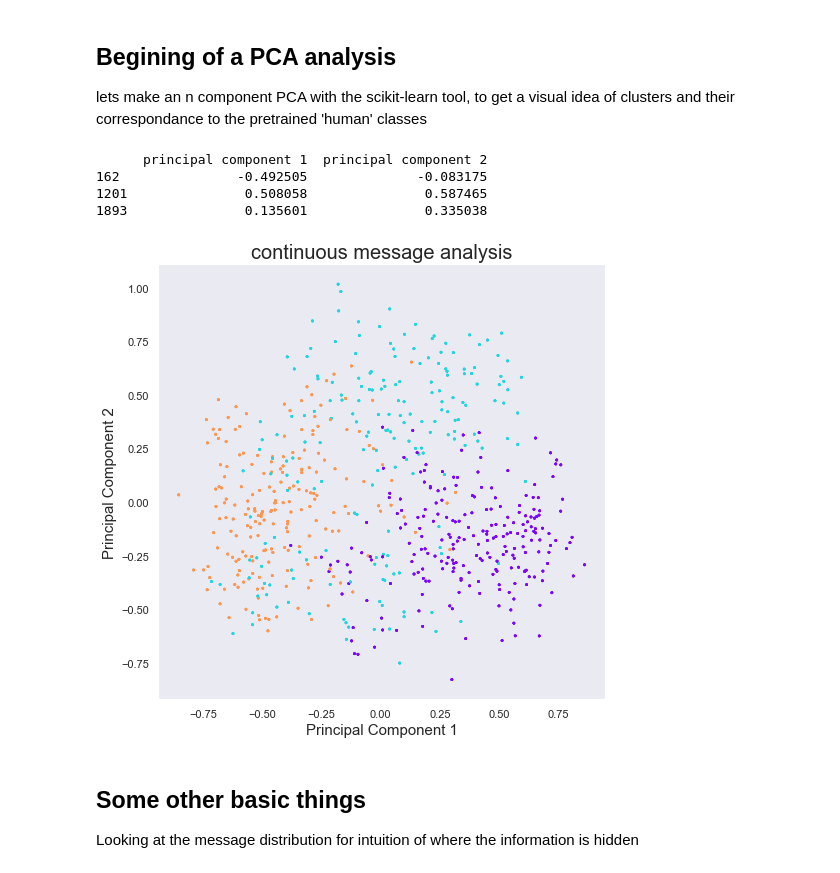
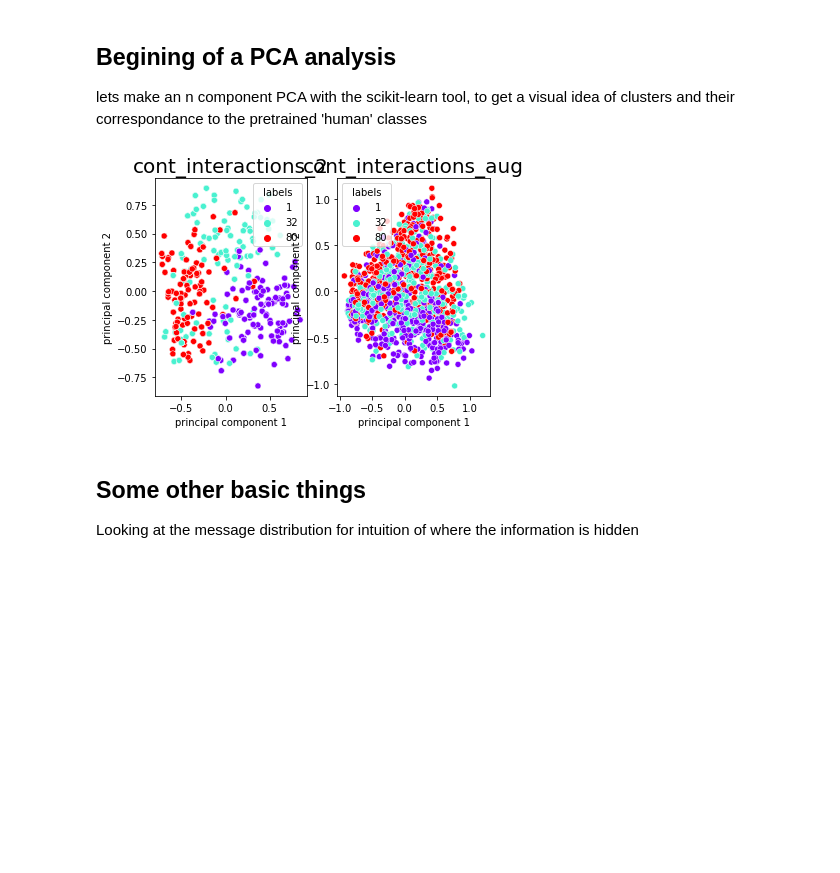
Before and after one commit to facebookresearch/EGG, a Jupyter notebook: egg/zoo/pop/scripts/continuous_interaction_analysis.ipynb, the cells around one changed output. Cells and saved outputs as stored; diff of their text form; code cells hidden in the pictures; blank space fills up the shorter version.

Commit message:
better continuous analysis notebook

```diff
--- a/egg/zoo/pop/scripts/continuous_interaction_analysis.ipynb
+++ b/egg/zoo/pop/scripts/continuous_interaction_analysis.ipynb
@@ -44,42 +34,42 @@ selectedsender_interactions = df_inter[df_inter.labels.isin(_chosen_labels)]
-# %%
-# Doing the actual PCA
-n_components=10
-pca = PCA(n_components)
-x = selectedsender_interactions.loc[:, selectedsender_interactions.columns.str.contains('dim')]
-principalComponents = pca.fit_transform(x)
-df_pca = pd.DataFrame(data = principalComponents
-             , columns = [f'principal component {i+1}' for i in range(n_components)])
-
-# adding the labels for colouring purposes in plot
-df_pca['labels'] = selectedsender_interactions.labels.values
-# so this stays readable, we only visualise the first to pc, and only three randomly selected datapoints
-print(df_pca[['principal component 1','principal component 2']].sample(3))
-# %% [output]
-      principal component 1  principal component 2
-162               -0.492505              -0.083175
-1201               0.508058               0.587465
-1893               0.135601               0.335038
-# %%
-# plotting the PCA (looking at all the data is too)
-# Chose here which components you want to look at (1 and 2 should have most information)
-prin_comp_A = 1
-prin_comp_B = 2
-
-fig = plt.figure(figsize = (8,8))
-ax = fig.add_subplot(1,1,1)
-ax.set_xlabel(f'Principal Component {prin_comp_A}', fontsize = 15)
-ax.set_ylabel(f'Principal Component {prin_comp_B}', fontsize = 15)
-ax.set_title('continuous message analysis', fontsize = 20)
-colors = plt.cm.rainbow(torch.arange(0, 1, 0.01))
-
-# here I´m colouring the different classes with different colours
-ax.scatter(df_pca[f'principal component {prin_comp_A}']
-            , df_pca[f'principal component {prin_comp_B}']
-            , color = colors[df_pca['labels']]
-            , s = 3)
-ax.grid()
-# %% [output]
-[figure, removed]
+# %%
+## Parameter Selection
+# select which senders and which pretraining class labels to visualise
+_chosen_sender_index = [2,3] # _chosen_sender_index = [0,1,2,3]
+_chosen_labels = [1, 32, 80] # _chosen_labels = [i for i in range(100)]
+# PCA parameters
+n_components=10
+# PCA dimensions to show on graph
+prin_comp_A = 1
+prin_comp_B = 2
+
+
+df_pcas = []
+fig, axes = plt.subplots(1,len(df_inters))
+# lets get those sender specific PCAs
+for i,df_inter in enumerate(df_inters):
+    # taking only the interactions that have the matching indexes for the chosen sender and the class labels
+    selectedsender_interactions = df_inter[df_inter.sender_idx.isin(_chosen_sender_index)][df_inter.labels.isin(_chosen_labels)]
+
+    # PCA
+    pca = PCA(n_components)
+    x = selectedsender_interactions.loc[:, selectedsender_interactions.columns.str.contains('dim')]
+    principalComponents = pca.fit_transform(x)
+    df_pca = pd.DataFrame(data = principalComponents
+                , columns = [f'principal component {i+1}' for i in range(n_components)])
+    ## If we were to reuse those dimensions, this is what they look like :
+    # print(df_pca[['principal component 1','principal component 2']].sample(3))
+
+    # plotting PCA
+    sns.scatterplot(df_pca[f'principal component {prin_comp_A}'],
+        df_pca[f'principal component {prin_comp_B}'],
+        hue = selectedsender_interactions.set_index(df_pca.index).labels,
+        ax=axes[i],
+        palette='rainbow',
+    ).set_title(interaction_files[i], fontsize = 20),
+
+    # ax.grid()
+# %% [output]
+[figure, added]
 # %% [markdown]
 ## Some other basic things
 Looking at the message distribution for intuition of where the information is hidden
```
Also changed, not shown: parts of 17 cells of this notebook, 1 other file.
